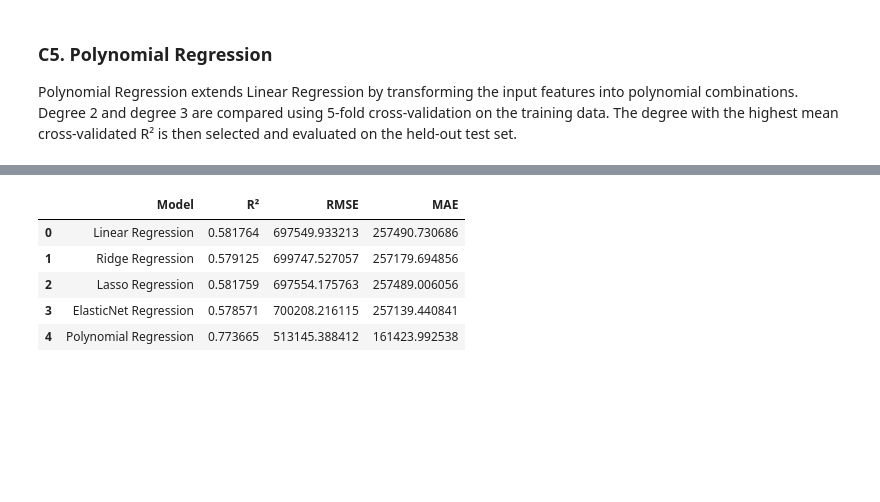
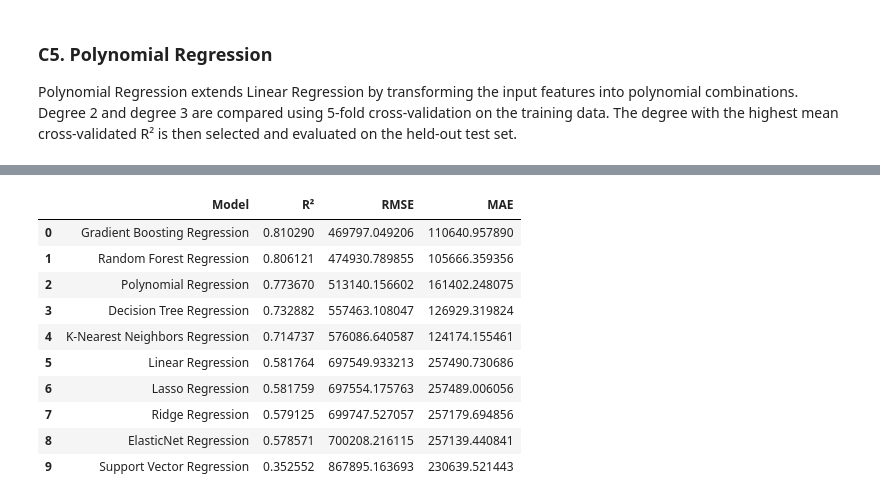
Before and after one commit to ML-Capstone-Review/ML-Capstone-Project, a Jupyter notebook: notebooks/Regression.ipynb, the cells around one changed output, grey strips where cells are left out. Cells and saved outputs as stored; diff of their text form; code cells hidden in the pictures; blank space fills up the shorter version.

Commit message:
Implemented 6 - 10 regression algorithms

```diff
--- a/notebooks/Regression.ipynb
+++ b/notebooks/Regression.ipynb
@@ -25,7 +25,7 @@ np.random.seed(RANDOM_STATE)
 # %% [markdown]
 ## A1. Dataset Loading & Audit
 # %%
-df = pd.read_csv("../data/cardekho_dataset.csv")
+df = pd.read_csv("cardekho_dataset.csv")
 
 print("Original dataset shape:", df.shape)
 print("\nData types:")
@@ -257,7 +257,7 @@ fig, axes = plt.subplots(3, 3, figsize=(15, 11))
 axes = axes.flatten()
 
 for ax, col in zip(axes, boxplot_features):
-    ax.boxplot(df[col].dropna(), orientation="horizontal")
+    ax.boxplot(df[col].dropna(), vert = False)
     ax.set_title(f"Boxplot of {col}")
     ax.set_xlabel(col)
 
@@ -1083,40 +1523,71 @@ MAE  : 161423.9925381803
 # %%
+import pandas as pd
 my_results = pd.DataFrame({
     "Model": [
         "Linear Regression",
         "Ridge Regression",
         "Lasso Regression",
         "ElasticNet Regression",
-        "Polynomial Regression"
+        "Polynomial Regression",
+        "Decision Tree Regression",
+        "Random Forest Regression",
+        "Gradient Boosting Regression",
+        "Support Vector Regression",
+        "K-Nearest Neighbors Regression"
     ],
     "R²": [
         r2_linear,
         ridge_tuned_r2,
         r2_lasso,
         elastic_tuned_r2,
-        r2_poly
+        r2_poly,
+        tree_tuned_r2,
+        forest_tuned_r2,
+        gradient_tuned_r2,
+        svr_tuned_r2,
+        knn_tuned_r2
     ],
     "RMSE": [
         rmse_linear,
         ridge_tuned_rmse,
         rmse_lasso,
         elastic_tuned_rmse,
-        rmse_poly
+        rmse_poly,
+        tree_tuned_rmse,
+        forest_tuned_rmse,
+        gradient_tuned_rmse,
+        svr_tuned_rmse,
+        knn_tuned_rmse
     ],
     "MAE": [
         mae_linear,
         ridge_tuned_mae,
         mae_lasso,
         elastic_tuned_mae,
-        mae_poly
+        mae_poly,
+        tree_tuned_mae,
+        forest_tuned_mae,
+        gradient_tuned_mae,
+        svr_tuned_mae,
+        knn_tuned_mae
     ]
 })
 
+my_results = my_results.sort_values(
+    "R²",
+    ascending=False
+).reset_index(drop=True)
+
 my_results
 # %% [output]
 |  | Model | R² | RMSE | MAE |
-| 0 | Linear Regression | 0.581764 | 697549.933213 | 257490.730686 |
-| 1 | Ridge Regression | 0.579125 | 699747.527057 | 257179.694856 |
-| 2 | Lasso Regression | 0.581759 | 697554.175763 | 257489.006056 |
-| 3 | ElasticNet Regression | 0.578571 | 700208.216115 | 257139.440841 |
-| 4 | Polynomial Regression | 0.773665 | 513145.388412 | 161423.992538 |
+| 0 | Gradient Boosting Regression | 0.810290 | 469797.049206 | 110640.957890 |
+| 1 | Random Forest Regression | 0.806121 | 474930.789855 | 105666.359356 |
+| 2 | Polynomial Regression | 0.773670 | 513140.156602 | 161402.248075 |
+| 3 | Decision Tree Regression | 0.732882 | 557463.108047 | 126929.319824 |
+| 4 | K-Nearest Neighbors Regression | 0.714737 | 576086.640587 | 124174.155461 |
+| 5 | Linear Regression | 0.581764 | 697549.933213 | 257490.730686 |
+| 6 | Lasso Regression | 0.581759 | 697554.175763 | 257489.006056 |
+| 7 | Ridge Regression | 0.579125 | 699747.527057 | 257179.694856 |
+| 8 | ElasticNet Regression | 0.578571 | 700208.216115 | 257139.440841 |
+| 9 | Support Vector Regression | 0.352552 | 867895.163693 | 230639.521443 |
```
Also changed, not shown: parts of 19 cells of this notebook.
